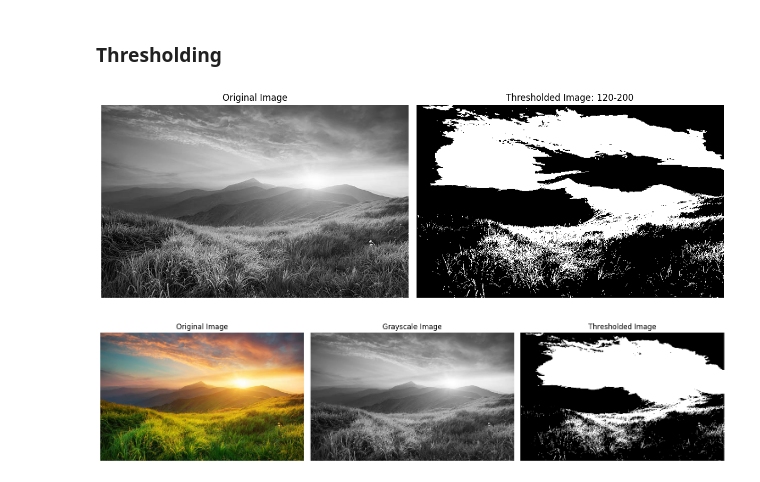
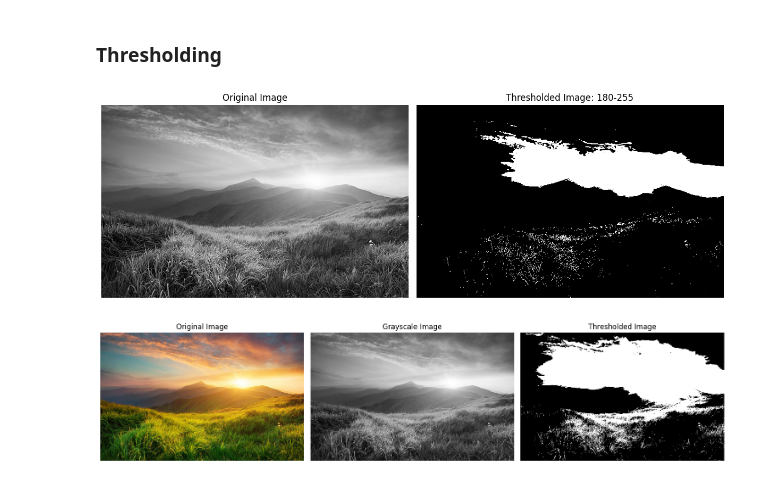
Before and after one commit to MDSALMANSHAMS/Learning, a Jupyter notebook: Python_imageProcessing/2_point_operations/main.ipynb, the cells around one changed output. Cells and saved outputs as stored; diff of their text form; code cells hidden in the pictures.

```diff
--- a/Python_imageProcessing/2_point_operations/main.ipynb
+++ b/Python_imageProcessing/2_point_operations/main.ipynb
@@ -98,35 +98,35 @@ plt.show()
 # %%
 import cv2
 import numpy as np
 import matplotlib.pyplot as plt
 
 # Load an image
 image = cv2.imread('nature.jpg', cv2.IMREAD_GRAYSCALE)
 
 # Define lower and upper threshold values
-lower_threshold = 120
-upper_threshold = 200
+lower_threshold = 180
+upper_threshold = 255
 
 # Apply range thresholding
 thresholded_image = cv2.inRange(image, lower_threshold, upper_threshold)
 
 # Display original and thresholded images
 plt.figure(figsize=(12, 6))
 
 plt.subplot(1, 2, 1)
 plt.imshow(image, cmap='gray')
 plt.title('Original Image')
 plt.axis('off')
 
 plt.subplot(1, 2, 2)
 plt.imshow(thresholded_image, cmap='gray')
 plt.title(f'Thresholded Image: {lower_threshold}-{upper_threshold}')
 plt.axis('off')
 
 plt.tight_layout()
 plt.show()
 # %% [output]
-[figure, old version]
+[figure, new version]
 # %%
 import cv2
 import numpy as np
```
Also changed, not shown: parts of 6 cells of this notebook, 1 other file.
